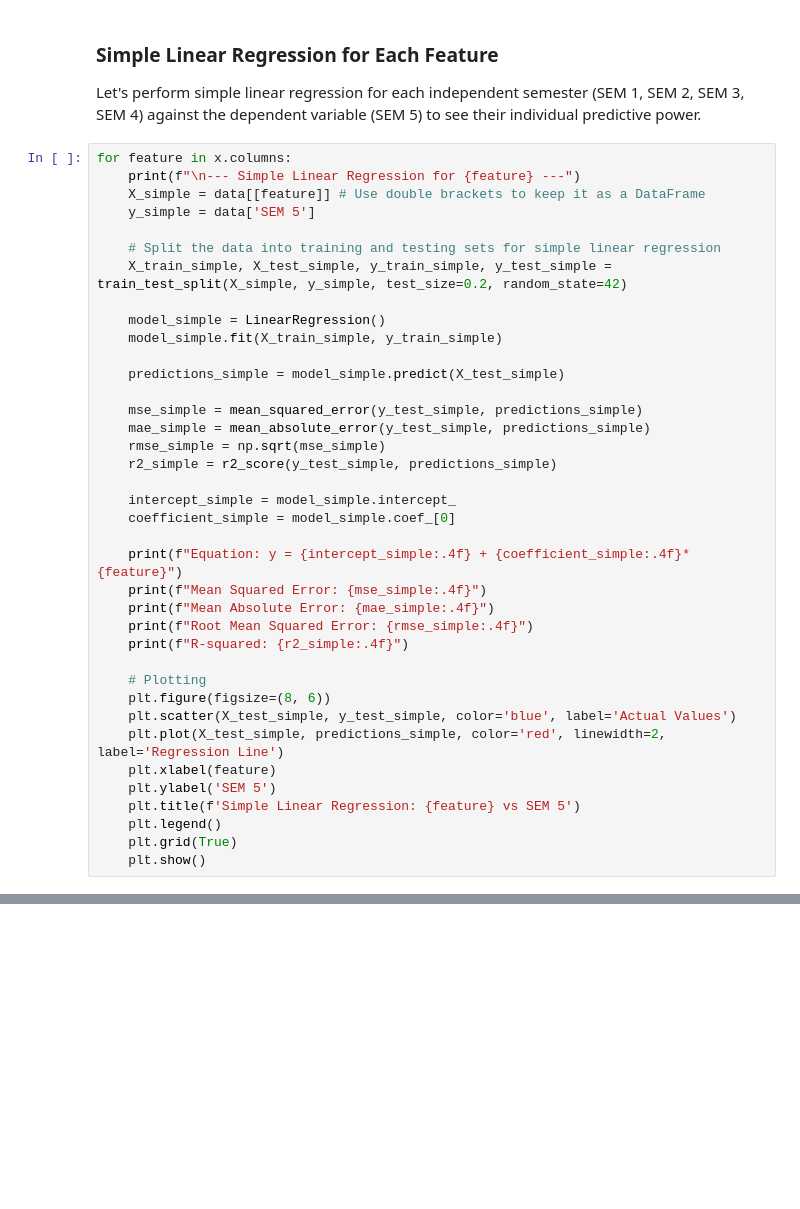
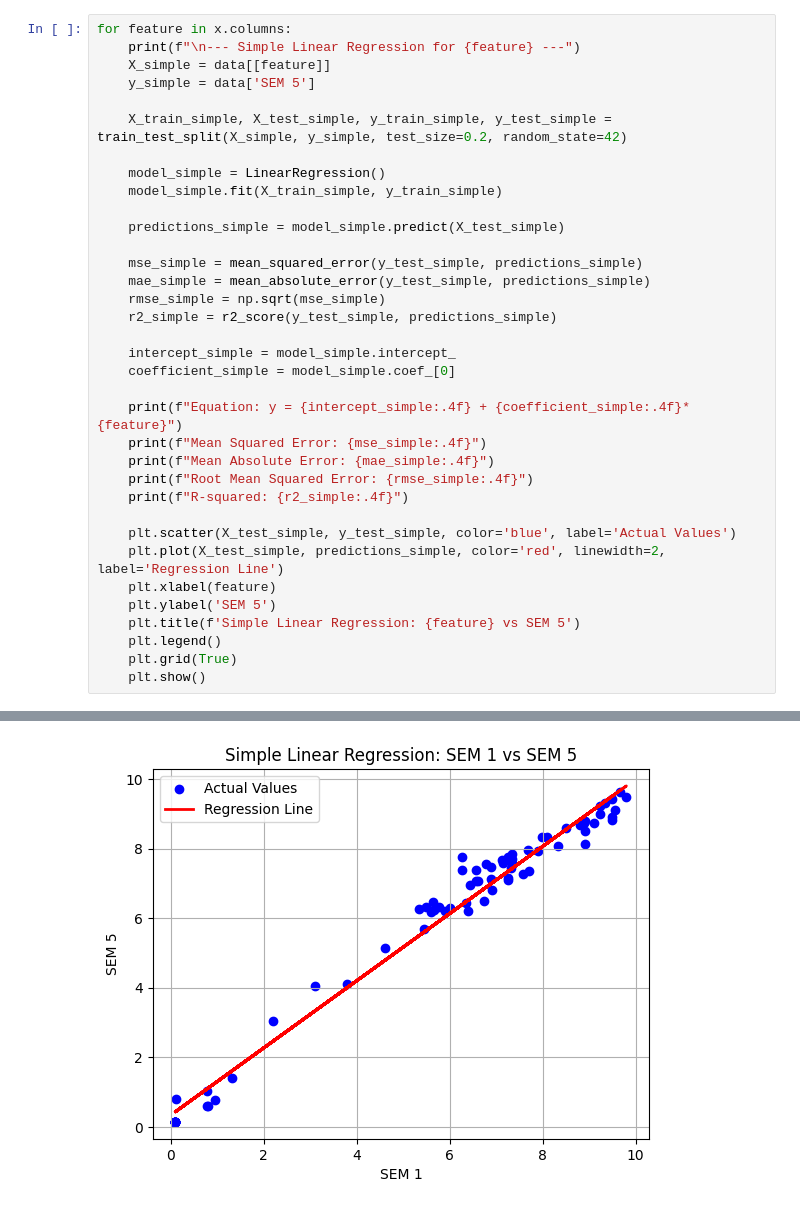
Before and after one commit to RajeshRanaGiet/AML-LAB, a Jupyter notebook: Experiment 3/exp3.ipynb, the cells around one changed output, grey strips where cells are left out. Saved outputs shown, nothing was run; the diff lists cells and outputs as text; blank space fills up the shorter version.

```diff
--- a/Experiment 3/exp3.ipynb
+++ b/Experiment 3/exp3.ipynb
@@ -106,14 +110,9 @@ plt.show()
-# %% [markdown]
-### Simple Linear Regression for Each Feature
-
-Let's perform simple linear regression for each independent semester (SEM 1, SEM 2, SEM 3, SEM 4) against the dependent variable (SEM 5) to see their individual predictive power.
 # %%
 for feature in x.columns:
     print(f"\n--- Simple Linear Regression for {feature} ---")
-    X_simple = data[[feature]] # Use double brackets to keep it as a DataFrame
+    X_simple = data[[feature]]
     y_simple = data['SEM 5']
 
-    # Split the data into training and testing sets for simple linear regression
     X_train_simple, X_test_simple, y_train_simple, y_test_simple = train_test_split(X_simple, y_simple, test_size=0.2, random_state=42)
 
     model_simple = LinearRegression()
@@ -135,8 +134,6 @@ for feature in x.columns:
     print(f"Root Mean Squared Error: {rmse_simple:.4f}")
     print(f"R-squared: {r2_simple:.4f}")
 
-    # Plotting
-    plt.figure(figsize=(8, 6))
     plt.scatter(X_test_simple, y_test_simple, color='blue', label='Actual Values')
     plt.plot(X_test_simple, predictions_simple, color='red', linewidth=2, label='Regression Line')
     plt.xlabel(feature)
@@ -145,3 +142,4 @@ for feature in x.columns:
     plt.legend()
     plt.grid(True)
     plt.show()
+# %% [output]
@@ -147,0 +152 @@ for feature in x.columns:
+[figure, added]
```
Also changed, not shown: parts of 6 cells of this notebook.
